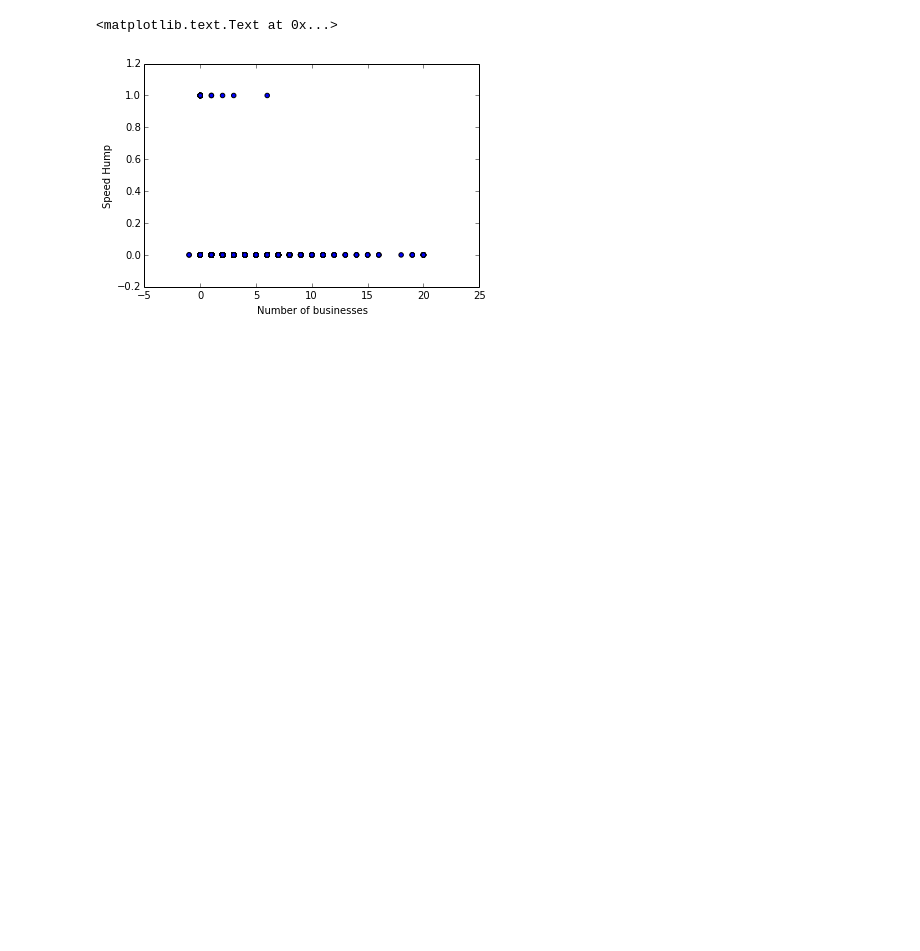
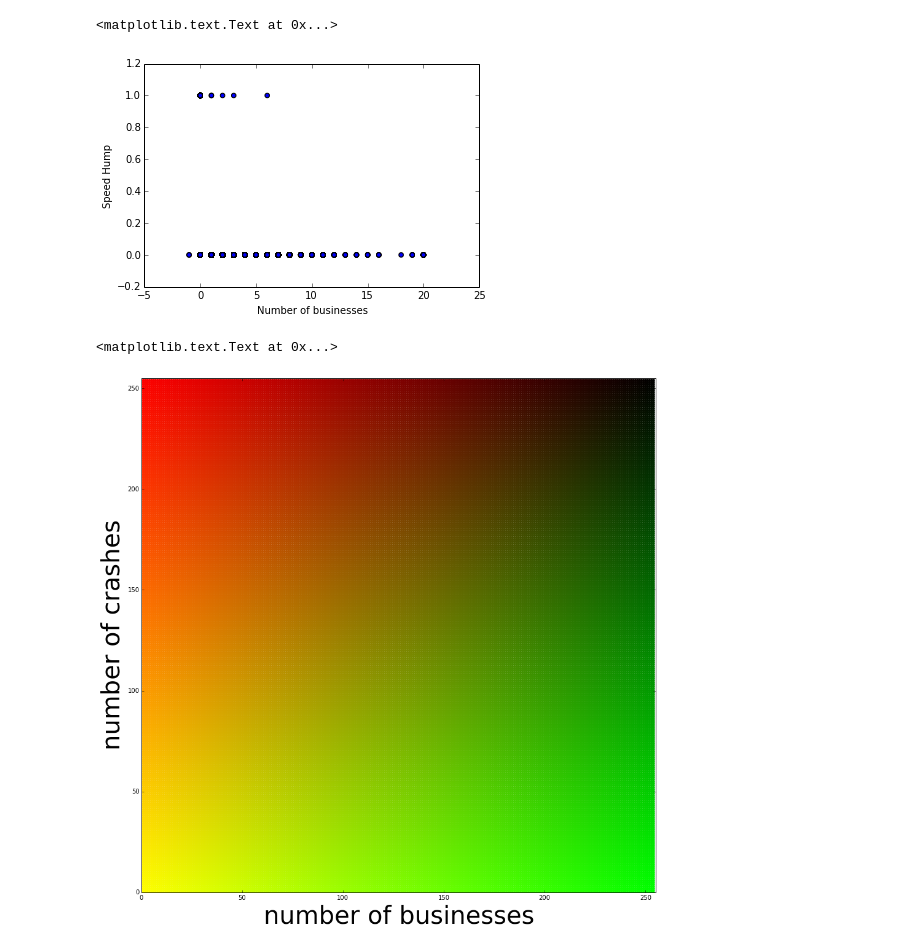
Before and after one commit to seanluciotolentino/dangerous-intersections, a Jupyter notebook: ipython_notebook/DataExploring.ipynb, the cells around one changed output. Saved outputs shown, nothing was run; the diff lists cells and outputs as text; code cells hidden in the pictures; blank space fills up the shorter version.

Commit message:
upgrade map to have color scale

```diff
--- a/ipython_notebook/DataExploring.ipynb
+++ b/ipython_notebook/DataExploring.ipynb
@@ -210,0 +266,19 @@ l
+# %%
+# Visualizing a color block
+X = []
+Y = []
+cols = []
+for x in np.arange(0,255,1):
+    for y in np.arange(0,255,1):
+        X.append(x)
+        Y.append(y)
+        cols.append('#%02x%02x%02x' % (255-x, 255-y, 0))
+plt.figure(figsize=(15,15))
+plt.scatter(X,Y,c=cols, linewidth=0)
+plt.xlim(0,255)
+plt.ylim(0,255)
+plt.ylabel('number of crashes',fontsize=40)
+plt.xlabel('number of businesses',fontsize=40)
+# %% [output]
+<matplotlib.text.Text at 0x...>
+[figure, added]
```
Also changed, not shown: parts of 10 cells of this notebook, 9 other files.
